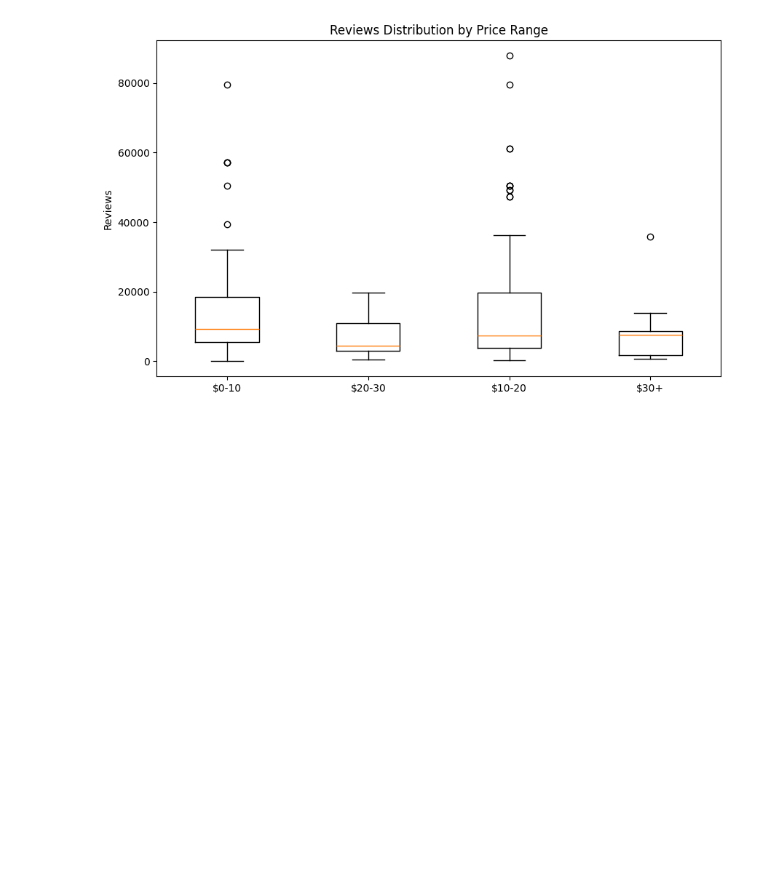
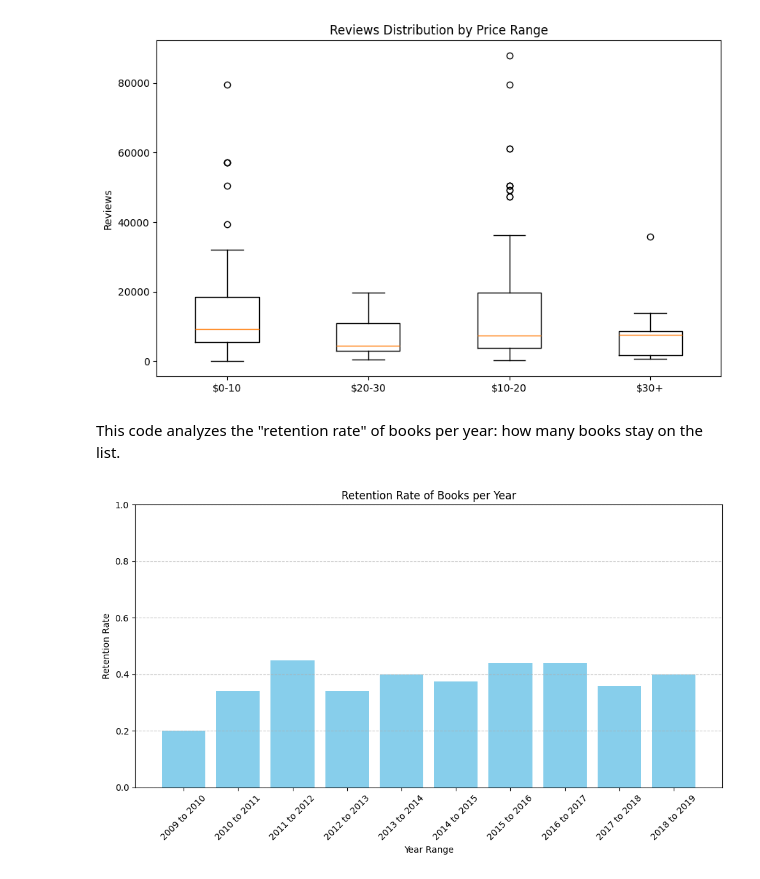
Before and after one commit to Eemkayy/cs210, a Jupyter notebook: FinalProject.ipynb, the cells around one changed output. Cells and saved outputs as stored; diff of their text form; code cells hidden in the pictures; blank space fills up the shorter version.

Commit message:
add retention rates

```diff
--- a/FinalProject.ipynb
+++ b/FinalProject.ipynb
@@ -77,3 +77,10 @@ display = analysis_price_cultural_relevance(df)
 display
 # %% [output]
 [figure]
+# %% [markdown]
+This code analyzes the "retention rate" of books per year: how many books stay on the list.
+# %%
+from FinalProjectCode import plot_retention_rate
+plot_retention_rate(df)
+# %% [output]
+[figure, added]
```
Also changed, not shown: parts of 5 cells of this notebook, 1 other file.
